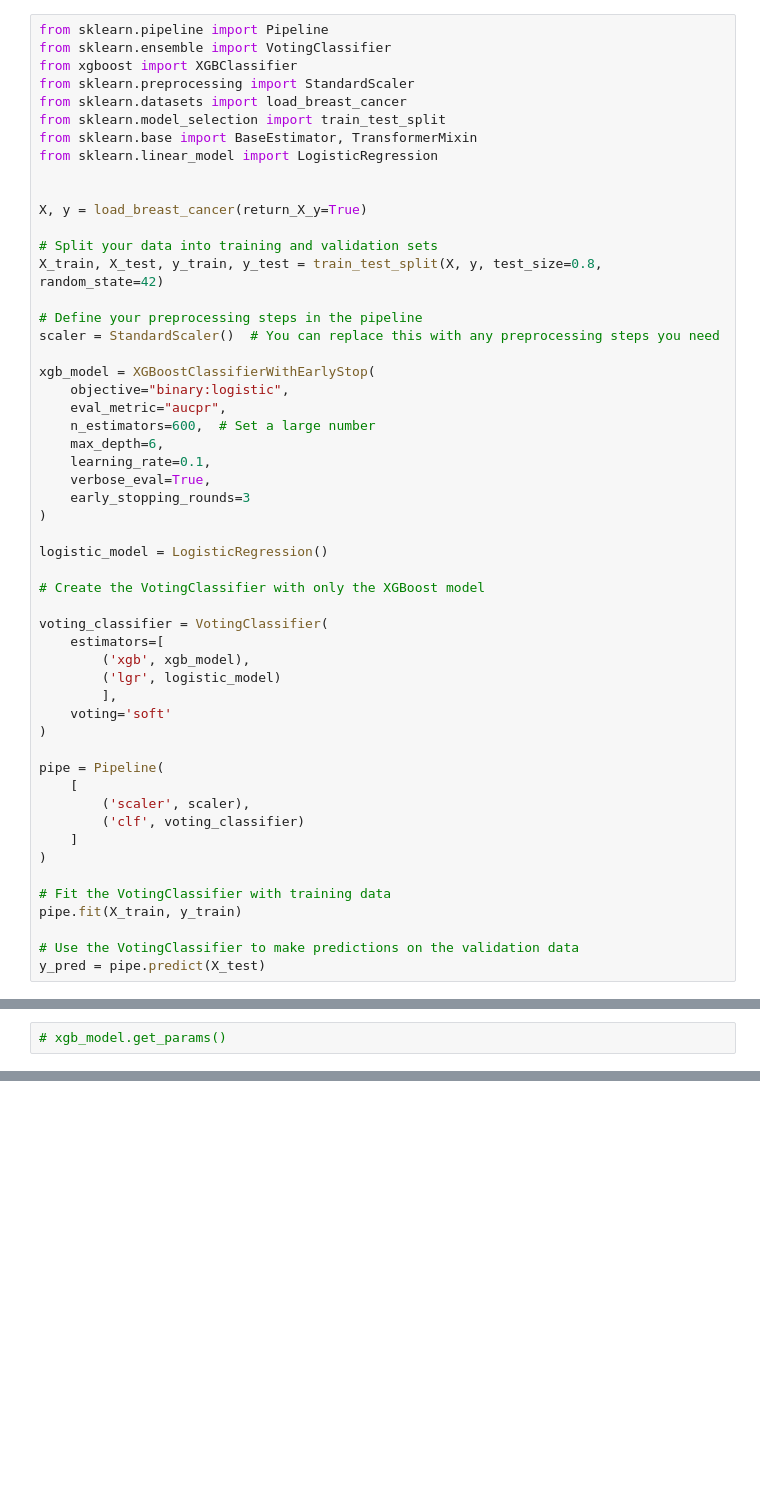
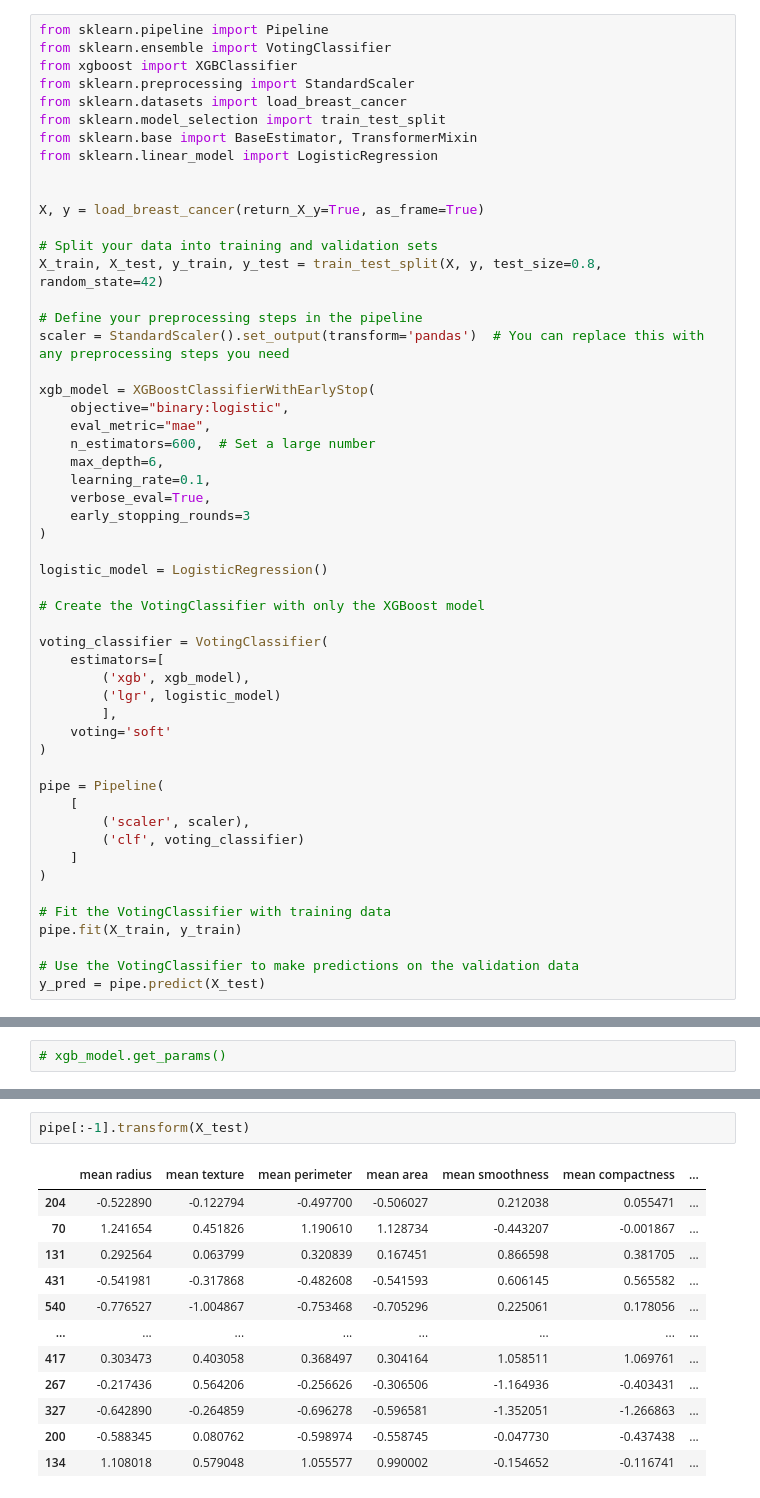
Before and after one commit to JaehyunAhn/AI_for_Education, a Jupyter notebook: VotingClassifier_ensemble_with_earlystopping_example.ipynb, the cells around one changed output, grey strips where cells are left out. Saved outputs shown, nothing was run; the diff lists cells and outputs as text; blank space fills up the shorter version.

```diff
--- a/VotingClassifier_ensemble_with_earlystopping_example.ipynb
+++ b/VotingClassifier_ensemble_with_earlystopping_example.ipynb
@@ -51,17 +51,17 @@ from sklearn.base import BaseEstimator, TransformerMixin
 from sklearn.linear_model import LogisticRegression
 
 
-X, y = load_breast_cancer(return_X_y=True)
+X, y = load_breast_cancer(return_X_y=True, as_frame=True)
 
 # Split your data into training and validation sets
 X_train, X_test, y_train, y_test = train_test_split(X, y, test_size=0.8, random_state=42)
 
 # Define your preprocessing steps in the pipeline
-scaler = StandardScaler()  # You can replace this with any preprocessing steps you need
+scaler = StandardScaler().set_output(transform='pandas')  # You can replace this with any preprocessing steps you need
 
 xgb_model = XGBoostClassifierWithEarlyStop(
     objective="binary:logistic",
-    eval_metric="aucpr",
+    eval_metric="mae",
     n_estimators=600,  # Set a large number
     max_depth=6,
     learning_rate=0.1,
@@ -114,0 +128,15 @@ f1_score(y_true=y_test, y_pred=y_pred)
+# %%
+pipe[:-1].transform(X_test)
+# %% [output]
+|  | mean radius | mean texture | mean perimeter | mean area | mean smoothness | mean compactness | ... |
+| 204 | -0.522890 | -0.122794 | -0.497700 | -0.506027 | 0.212038 | 0.055471 | ... |
+| 70 | 1.241654 | 0.451826 | 1.190610 | 1.128734 | -0.443207 | -0.001867 | ... |
+| 131 | 0.292564 | 0.063799 | 0.320839 | 0.167451 | 0.866598 | 0.381705 | ... |
+| 431 | -0.541981 | -0.317868 | -0.482608 | -0.541593 | 0.606145 | 0.565582 | ... |
+| 540 | -0.776527 | -1.004867 | -0.753468 | -0.705296 | 0.225061 | 0.178056 | ... |
+| ... | ... | ... | ... | ... | ... | ... | ... |
+| 417 | 0.303473 | 0.403058 | 0.368497 | 0.304164 | 1.058511 | 1.069761 | ... |
+| 267 | -0.217436 | 0.564206 | -0.256626 | -0.306506 | -1.164936 | -0.403431 | ... |
+| 327 | -0.642890 | -0.264859 | -0.696278 | -0.596581 | -1.352051 | -1.266863 | ... |
+| 200 | -0.588345 | 0.080762 | -0.598974 | -0.558745 | -0.047730 | -0.437438 | ... |
+| 134 | 1.108018 | 0.579048 | 1.055577 | 0.990002 | -0.154652 | -0.116741 | ... |
```
Also changed, not shown: parts of 4 cells of this notebook.
